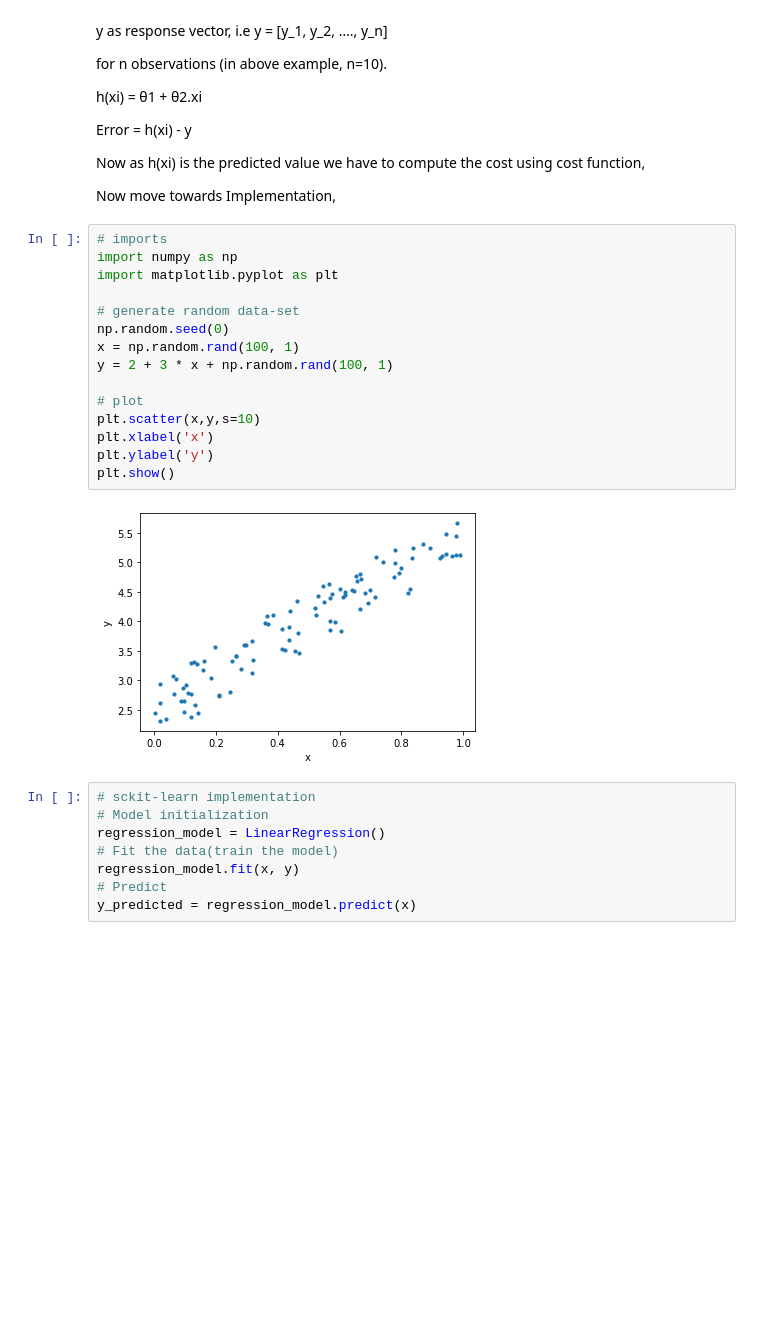
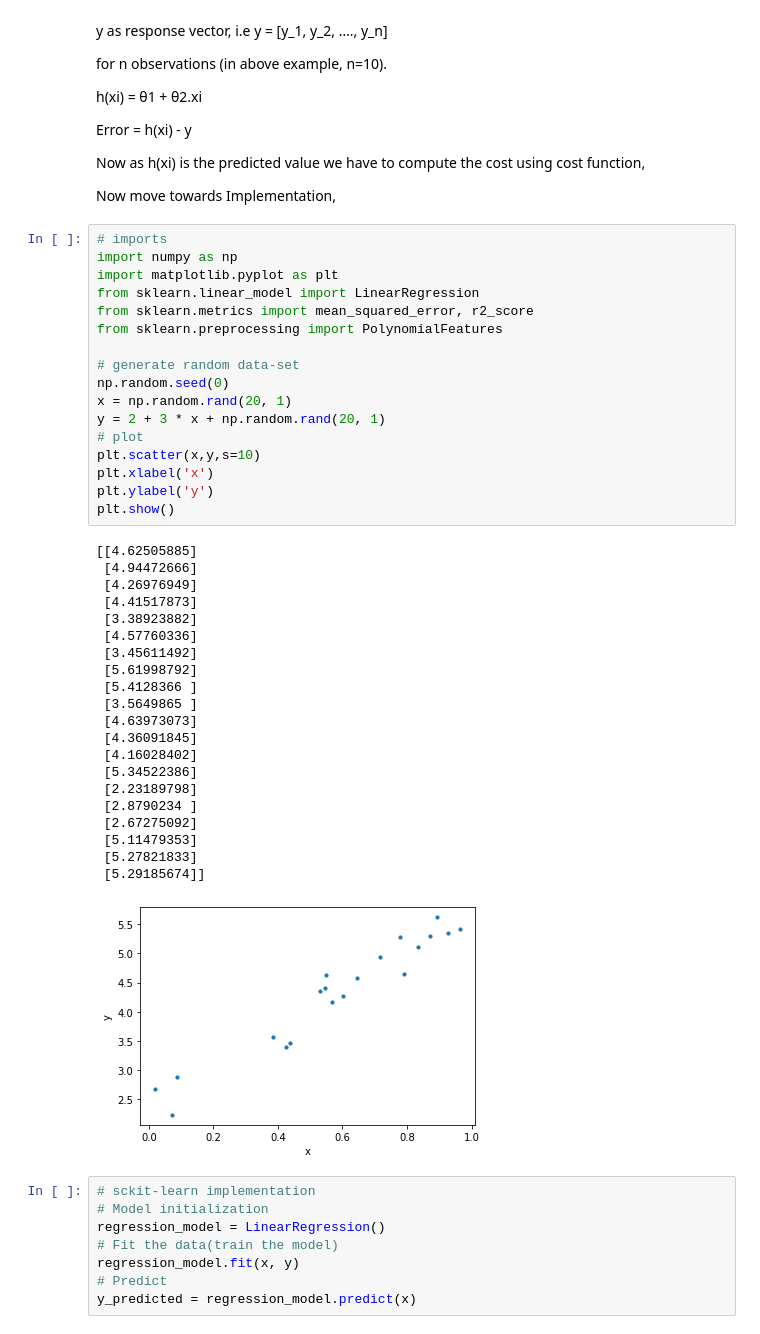
Before and after one commit to hritik5102/Fundamentals_of_DS_ML_DL, a Jupyter notebook: Machine learning tutorials/Linear_regression.ipynb, the cells around one changed output. Drawn from its saved outputs; the diff is of its cells as text; blank space fills up the shorter version.

```diff
--- a/Machine learning tutorials/Linear_regression.ipynb
+++ b/Machine learning tutorials/Linear_regression.ipynb
@@ -67,20 +67,42 @@ Now move towards Implementation,
 # %%
 # imports
 import numpy as np
 import matplotlib.pyplot as plt
+from sklearn.linear_model import LinearRegression
+from sklearn.metrics import mean_squared_error, r2_score
+from sklearn.preprocessing import PolynomialFeatures
 
 # generate random data-set
 np.random.seed(0)
-x = np.random.rand(100, 1)
-y = 2 + 3 * x + np.random.rand(100, 1)
-
+x = np.random.rand(20, 1)
+y = 2 + 3 * x + np.random.rand(20, 1)
 # plot
 plt.scatter(x,y,s=10)
 plt.xlabel('x')
 plt.ylabel('y')
 plt.show()
 # %% [output]
+[[4.62505885]
+ [4.94472666]
+ [4.26976949]
+ [4.41517873]
+ [3.38923882]
+ [4.57760336]
+ [3.45611492]
+ [5.61998792]
+ [5.4128366 ]
+ [3.5649865 ]
+ [4.63973073]
+ [4.36091845]
+ [4.16028402]
+ [5.34522386]
+ [2.23189798]
+ [2.8790234 ]
+ [2.67275092]
+ [5.11479353]
+ [5.27821833]
+ [5.29185674]]
-[figure, old version]
+[figure, new version]
 # %%
 # sckit-learn implementation
 # Model initialization
```
Also changed, not shown: parts of 6 cells of this notebook, 2 other files.
